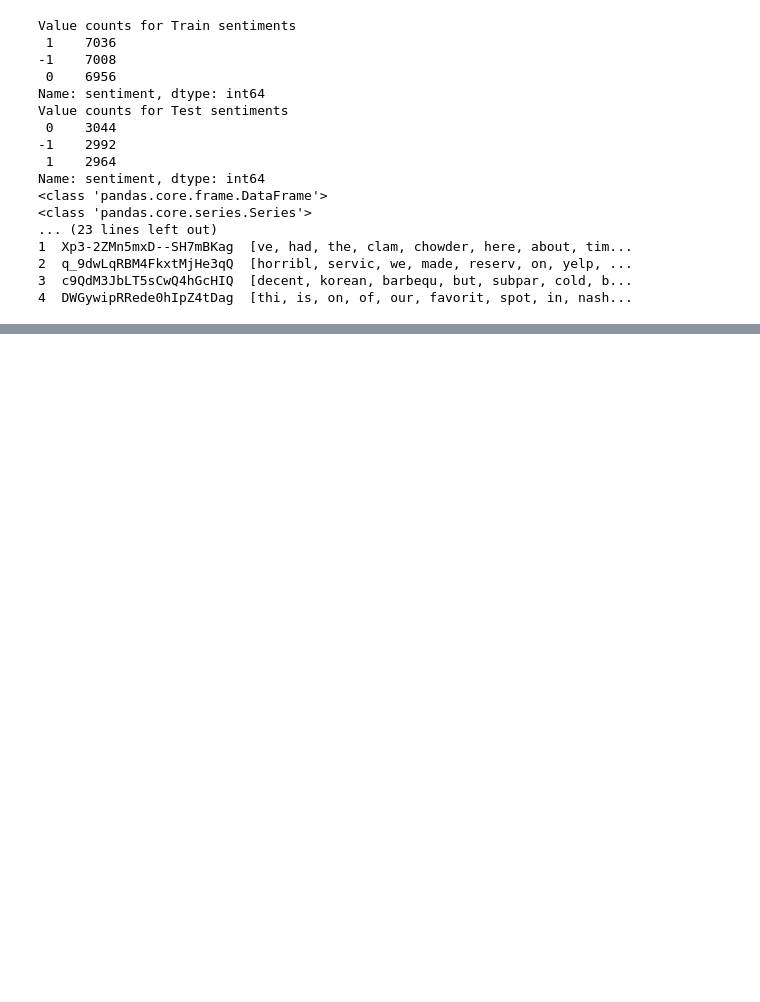
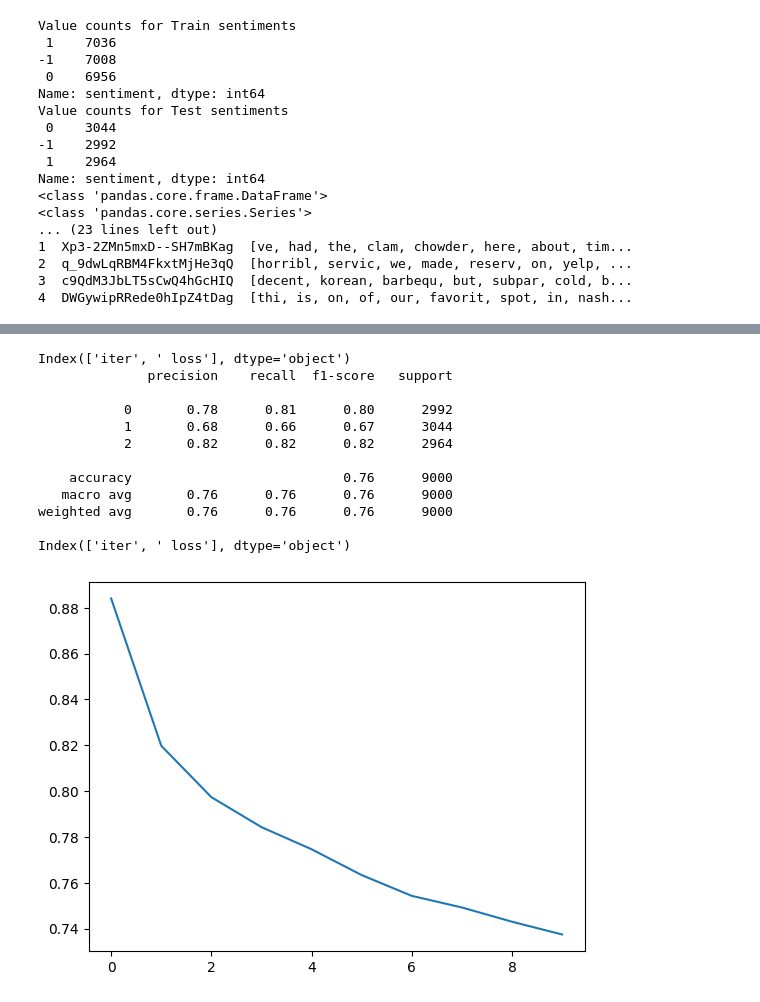
Before and after one commit to ChiSrwi/CSE582HW2, a Jupyter notebook: LSTM.ipynb, the cells around one changed output, grey strips where cells are left out. Drawn from its saved outputs; the diff is of its cells as text; code cells hidden in the pictures; blank space fills up the shorter version.

```diff
--- a/LSTM.ipynb
+++ b/LSTM.ipynb
@@ -228,0 +255,16 @@ def make_target(label):
+# %%
+# import os
+# os.environ['CUDA_LAUNCH_BLOCKING'] = '1'
+
+vocab_size = len(w2vmodel.wv.key_to_index)
+
+embedding_dim = 100
+hidden_dim = 8
+output_dim = 3
+num_layers = 2
+dropout = 0.5
+num_epochs = 10
+batch_size = 256
+lstm_units = 120
+num_classes = 3
+lstm_model = TextClassifierLSTM( vocab_size, num_classes, lstm_units, num_layers)
@@ -228,0 +343,36 @@ def make_target(label):
+# %%
+from sklearn.metrics import classification_report
+bow_lstm_predictions = []
+original_lables_lstm_bow = []
+lstm_model.eval()
+loss_df = pd.read_csv('./plots/lstm_class_big_loss_with_padding.csv')
+print(loss_df.columns)
+# loss_df.plot('loss')
+with torch.no_grad():
+    for index, row in X_test.iterrows():
+        bow_vec = make_word2vec_vector_lstm(row['stemmed_tokens']).to('cuda:0')
+        probs = lstm_model(bow_vec)
+        _, predicted = torch.max(probs.data, 1)
+        bow_lstm_predictions.append(predicted.cpu().numpy()[0])
+        original_lables_lstm_bow.append(make_target(Y_test['sentiment'][index]).cpu().numpy()[0])
+print(classification_report(original_lables_lstm_bow,bow_lstm_predictions))
+loss_file_name = './plots/lstm_class_big_loss_with_padding.csv'
+loss_df = pd.read_csv(loss_file_name)
+print(loss_df.columns)
+plt_500_padding_30_epochs = loss_df[' loss'].plot()
+fig = plt_500_padding_30_epochs.get_figure()
+fig.savefig('./plots/loss_plt_500_padding_30_epochs.pdf')
+# %% [output]
+Index(['iter', ' loss'], dtype='object')
+              precision    recall  f1-score   support
+
+           0       0.78      0.81      0.80      2992
+           1       0.68      0.66      0.67      3044
+           2       0.82      0.82      0.82      2964
+
+    accuracy                           0.76      9000
+   macro avg       0.76      0.76      0.76      9000
+weighted avg       0.76      0.76      0.76      9000
+
+Index(['iter', ' loss'], dtype='object')
+[figure, added]
```
Also changed, not shown: parts of 6 cells of this notebook.
